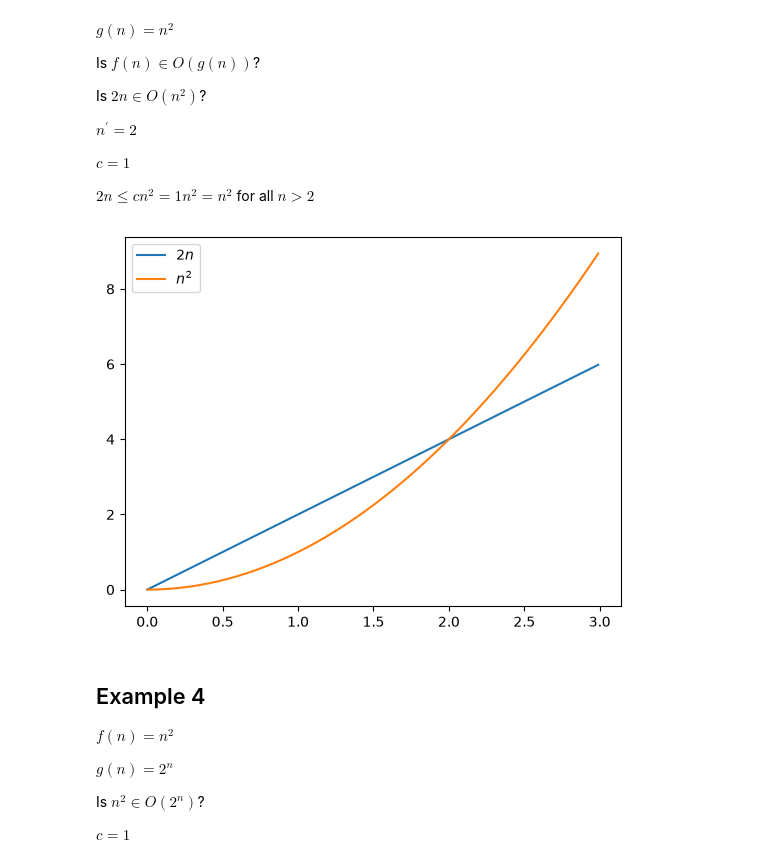
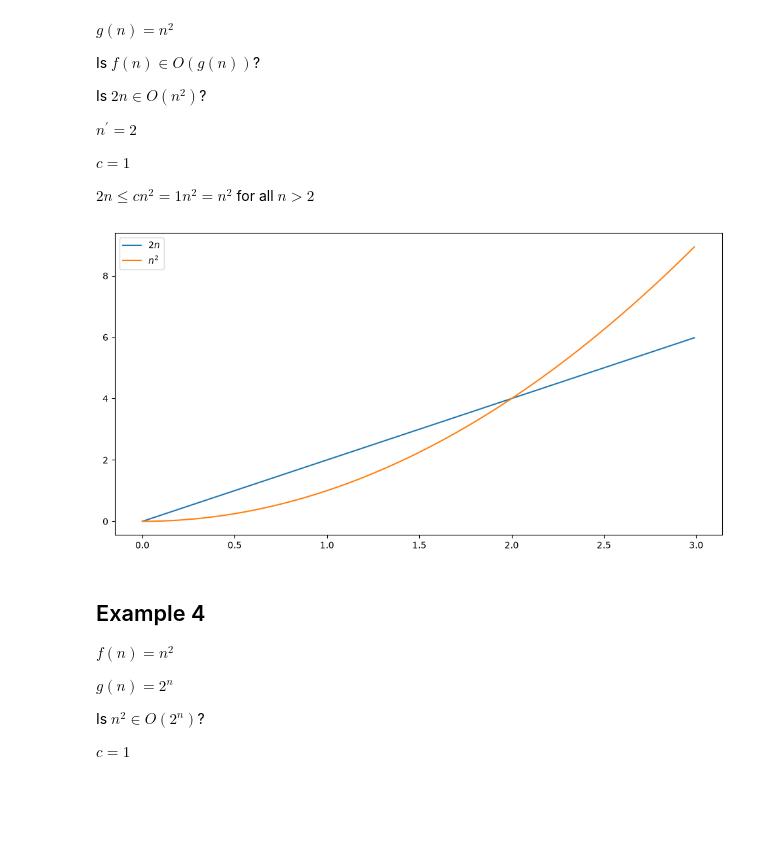
Before and after one commit to ianmcloughlin/computational-theory, a Jupyter notebook: notes/computational-complexity.ipynb, the cells around one changed output. Cells and saved outputs as stored; diff of their text form; code cells hidden in the pictures; blank space fills up the shorter version.

```diff
--- a/notes/computational-complexity.ipynb
+++ b/notes/computational-complexity.ipynb
@@ -108,13 +127,17 @@ $c = 1$
 
 $2n \leq cn^2 = 1n^2 = n^2$ for all $n > 2$
 # %%
+# Range of n values.
 n = np.arange(0, 3, 0.01)
 
-plt.plot(n, 2*n, label='$2n$')
-plt.plot(n, n**2, label='$n^2$')
-plt.legend();
+# Powers and exponentials.
+fig, ax = plt.subplots(figsize=(12,6))
+
+ax.plot(n, 2*n, label='$2n$')
+ax.plot(n, n**2, label='$n^2$')
+ax.legend();
 # %% [output]
-[figure, old version]
+[figure, new version]
 # %% [markdown]
 ## Example 4
 
```
Also changed, not shown: parts of 9 cells of this notebook, 3 other files.
